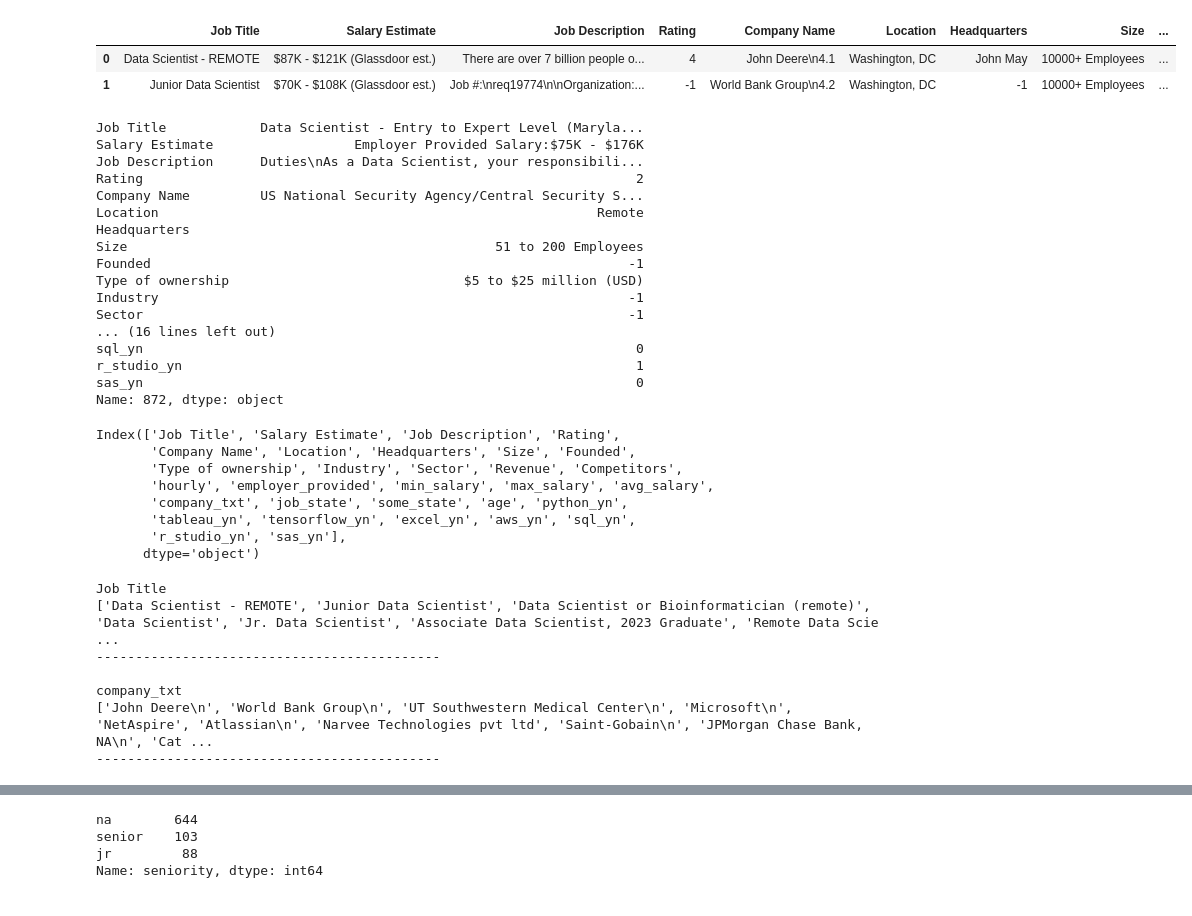
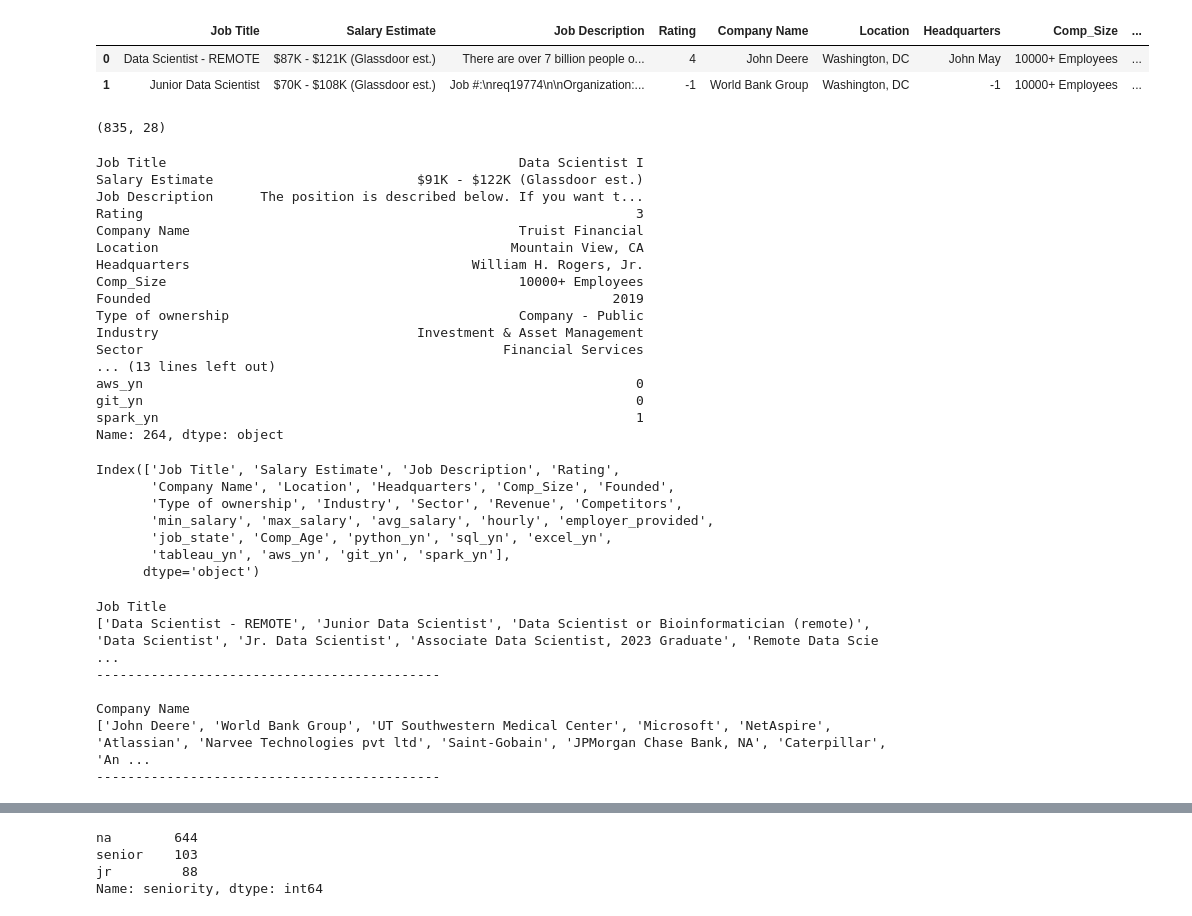
Before and after one commit to ahmadaking/DS_Salary_Proj, a Jupyter notebook: notebooks/2_Data_EDA.ipynb, the cells around one changed output, grey strips where cells are left out. Drawn from its saved outputs; the diff is of its cells as text; code cells hidden in the pictures.

Commit message:
added data_eda jupyter notebook

```diff
--- a/notebooks/2_Data_EDA.ipynb
+++ b/notebooks/2_Data_EDA.ipynb
@@ -4,8 +4,8 @@ KEYWORD="data scientist"
 COUNTRY = "United States"
 NUM_OF_JOBS= 1000
 
-DF_PATH_PKL = f"../data/raw/2_{NUM_OF_JOBS}_jobs_{KEYWORD}_{COUNTRY}_cleaned_data_df.pkl"
-DF_PATH_CSV = f"../data/raw/2_{NUM_OF_JOBS}_jobs_{KEYWORD}_{COUNTRY}_cleaned_data_df.csv"
+DF_PATH_PKL = f"../data/raw/1_{NUM_OF_JOBS}_jobs_{KEYWORD}_{COUNTRY}_cleaned_data_df.pkl"
+DF_PATH_CSV = f"../data/raw/1_{NUM_OF_JOBS}_jobs_{KEYWORD}_{COUNTRY}_cleaned_data_df.csv"
 
 # EXPORT_PATH_PKL = # f"../data/raw/2_{NUM_OF_JOBS}_jobs_{KEYWORD}_{COUNTRY}_cleaned_data_df.pkl"
 # EXPORT_PATH_CSV = #f"../data/raw/2_{NUM_OF_JOBS}_jobs_{KEYWORD}_{COUNTRY}_cleaned_data_df.csv"
@@ -28,45 +45,46 @@ pd.options.display.max_columns = 10000
 # %%
 raw_df = pd.read_pickle(DF_PATH_PKL)
 df = raw_df.copy()
-df.head(2)
+display(df.head(2))
+display(df.shape)
 # %% [output]
-|  | Job Title | Salary Estimate | Job Description | Rating | Company Name | Location | Headquarters | Size | ... |
-| 0 | Data Scientist - REMOTE | $87K - $121K (Glassdoor est.) | There are over 7 billion people o... | 4 | John Deere\n4.1 | Washington, DC | John May | 10000+ Employees | ... |
-| 1 | Junior Data Scientist | $70K - $108K (Glassdoor est.) | Job #:\nreq19774\n\nOrganization:... | -1 | World Bank Group\n4.2 | Washington, DC | -1 | 10000+ Employees | ... |
+|  | Job Title | Salary Estimate | Job Description | Rating | Company Name | Location | Headquarters | Comp_Size | ... |
+| 0 | Data Scientist - REMOTE | $87K - $121K (Glassdoor est.) | There are over 7 billion people o... | 4 | John Deere | Washington, DC | John May | 10000+ Employees | ... |
+| 1 | Junior Data Scientist | $70K - $108K (Glassdoor est.) | Job #:\nreq19774\n\nOrganization:... | -1 | World Bank Group | Washington, DC | -1 | 10000+ Employees | ... |
+(835, 28)
 # %%
 df.sample(1).iloc[0]
 # %% [output]
-Job Title            Data Scientist - Entry to Expert Level (Maryla...
-Salary Estimate                  Employer Provided Salary:$75K - $176K
-Job Description      Duties\nAs a Data Scientist, your responsibili...
-Rating                                                               2
-Company Name         US National Security Agency/Central Security S...
-Location                                                        Remote
-Headquarters
-Size                                               51 to 200 Employees
-Founded                                                             -1
-Type of ownership                              $5 to $25 million (USD)
-Industry                                                            -1
-Sector                                                              -1
-... (16 lines left out)
-sql_yn                                                               0
-r_studio_yn                                                          1
-sas_yn                                                               0
-Name: 872, dtype: object
+Job Title                                             Data Scientist I
+Salary Estimate                          $91K - $122K (Glassdoor est.)
+Job Description      The position is described below. If you want t...
+Rating                                                               3
+Company Name                                          Truist Financial
+Location                                             Mountain View, CA
+Headquarters                                    William H. Rogers, Jr.
+Comp_Size                                             10000+ Employees
+Founded                                                           2019
+Type of ownership                                     Company - Public
+Industry                                 Investment & Asset Management
+Sector                                              Financial Services
+... (13 lines left out)
+aws_yn                                                               0
+git_yn                                                               0
+spark_yn                                                             1
+Name: 264, dtype: object
 # %%
 df.columns
 # %% [output]
 Index(['Job Title', 'Salary Estimate', 'Job Description', 'Rating',
-       'Company Name', 'Location', 'Headquarters', 'Size', 'Founded',
+       'Company Name', 'Location', 'Headquarters', 'Comp_Size', 'Founded',
        'Type of ownership', 'Industry', 'Sector', 'Revenue', 'Competitors',
-       'hourly', 'employer_provided', 'min_salary', 'max_salary', 'avg_salary',
-       'company_txt', 'job_state', 'some_state', 'age', 'python_yn',
-       'tableau_yn', 'tensorflow_yn', 'excel_yn', 'aws_yn', 'sql_yn',
-       'r_studio_yn', 'sas_yn'],
+       'min_salary', 'max_salary', 'avg_salary', 'hourly', 'employer_provided',
+       'job_state', 'Comp_Age', 'python_yn', 'sql_yn', 'excel_yn',
+       'tableau_yn', 'aws_yn', 'git_yn', 'spark_yn'],
       dtype='object')
 # %%
 # Invesigate the questionable objects columns
-questionable_cols = ['Job Title','company_txt']
+questionable_cols = ['Job Title','Company Name']
 
 for col in questionable_cols:
     print(col)
@@ -78,7 +96,7 @@ Job Title
 ['Data Scientist - REMOTE', 'Junior Data Scientist', 'Data Scientist or Bioinformatician (remote)', 'Data Scientist', 'Jr. Data Scientist', 'Associate Data Scientist, 2023 Graduate', 'Remote Data Scie ...
 --------------------------------------------
 
-company_txt
-['John Deere\n', 'World Bank Group\n', 'UT Southwestern Medical Center\n', 'Microsoft\n', 'NetAspire', 'Atlassian\n', 'Narvee Technologies pvt ltd', 'Saint-Gobain\n', 'JPMorgan Chase Bank, NA\n', 'Cat ...
+Company Name
+['John Deere', 'World Bank Group', 'UT Southwestern Medical Center', 'Microsoft', 'NetAspire', 'Atlassian', 'Narvee Technologies pvt ltd', 'Saint-Gobain', 'JPMorgan Chase Bank, NA', 'Caterpillar', 'An ...
 --------------------------------------------
 # %%
```
Also changed, not shown: parts of 31 cells of this notebook, 4 other files.
